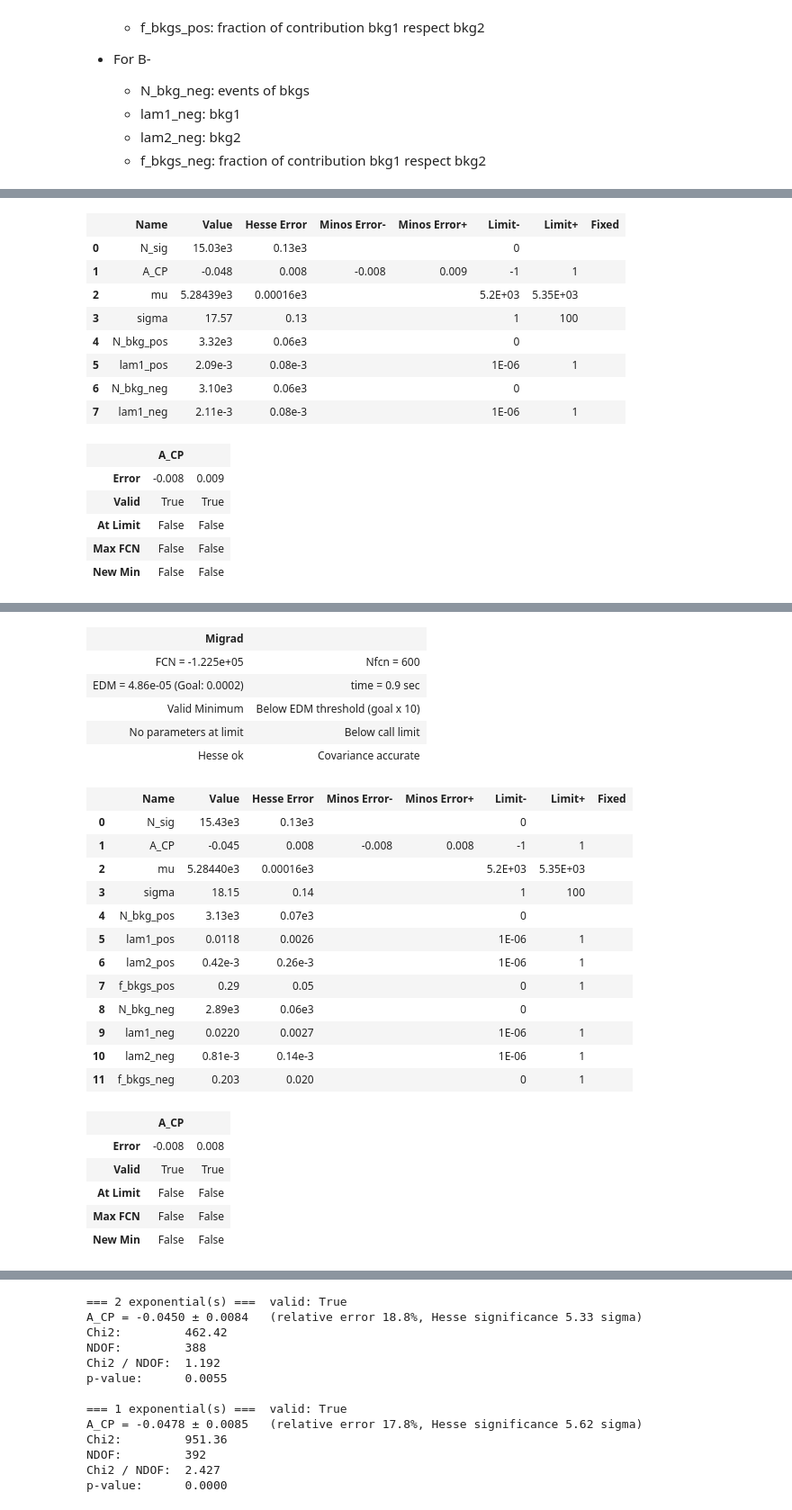
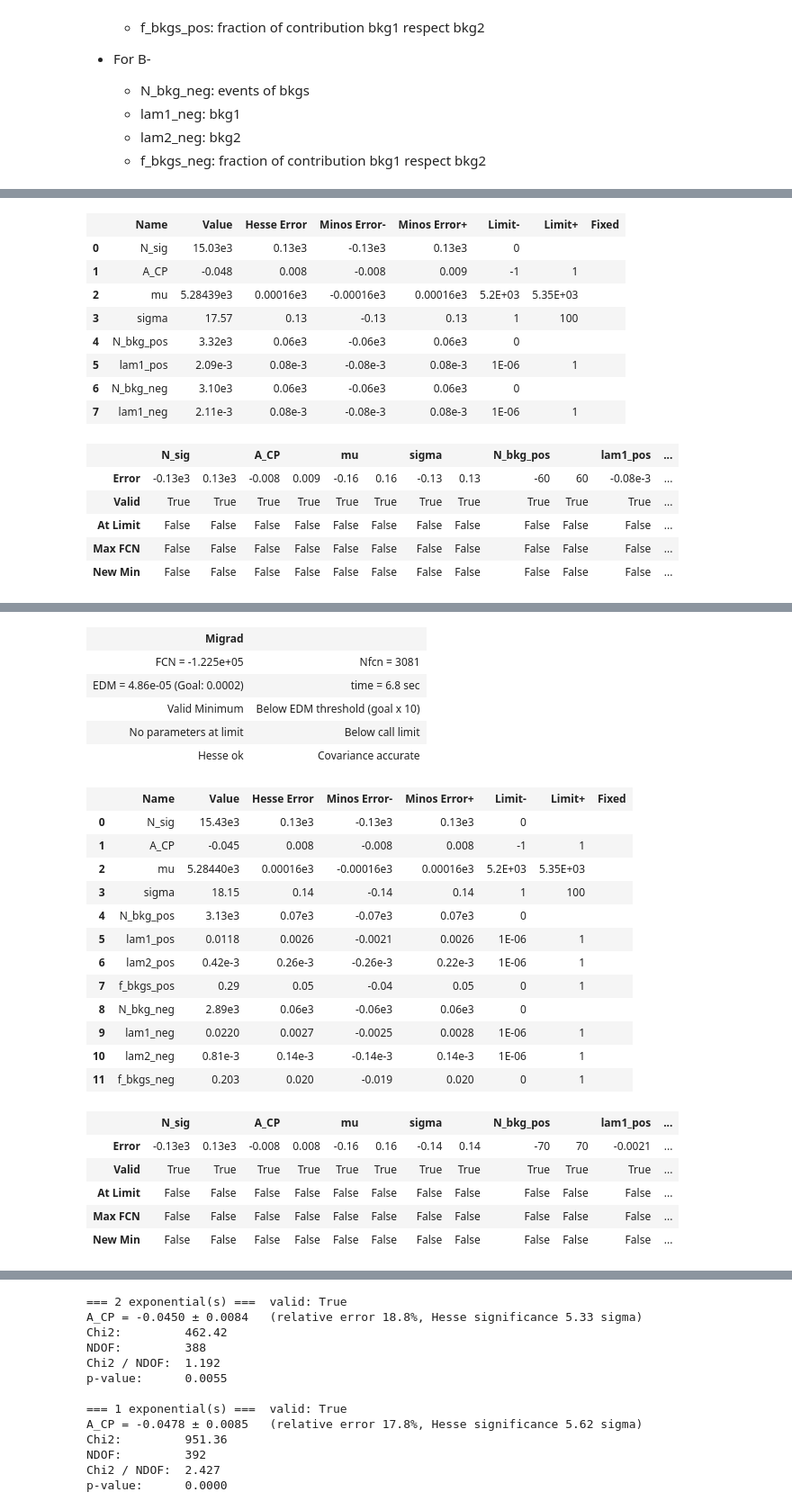
Before and after one commit to gmoretti03/LHCb-opendata-acp, a Jupyter notebook: Code_general/Frequentist/Frequentist_Analysis_Bis.ipynb, the cells around one changed output, grey strips where cells are left out. Shown at 90% size. Saved outputs shown, nothing was run; the diff lists cells and outputs as text; code cells hidden in the pictures.

```diff
--- a/Code_general/Frequentist/Frequentist_Analysis_Bis.ipynb
+++ b/Code_general/Frequentist/Frequentist_Analysis_Bis.ipynb
@@ -126,6 +129,6 @@ print(data.columns.tolist())
 # %%
-presel = lf.kaon_preselection(data, cfg)     # boolean mask: 3 kaons, no pions, no muons
-print(f"preselection efficiency: {presel.mean():.1%}")
-figs = lf.plot_all_features(data[presel], product_features=lf.PRODUCT_FEATURES,
+presel_kaon = lf.kaon_preselection(data, cfg)     # boolean mask: 3 kaons, no pions, no muons
+print(f"preselection efficiency: {presel_kaon.mean():.2%}")
+figs = lf.plot_all_features(data[presel_kaon], product_features=lf.PRODUCT_FEATURES,
                             settings=lf.PLOT_SETTINGS["presel"], n_products=cfg.n_products)
 # %% [output]
@@ -139,7 +159,7 @@ lf.plot_pid_2d(data, data[presel], cfg);
 # %% [markdown]
 ### Compute Invariant Mass
 # %%
-data = data[presel].reset_index(drop=True)
+data = data[presel_kaon].reset_index(drop=True)
 lf.add_B_variables(data, cfg)        # B_Mass and B_Charge (= sum of the product charges)
 lf.check_charges(data, cfg)          # all charges must be +-1
 print(data["B_Charge"].value_counts())
@@ -158,7 +178,7 @@ lf.plot_mass_by_charge(data, cfg, bins=300, logy=True, title=r"$B^\pm$ invariant
 # %%
 # cut the data in the fit window and split in B+ / B-
 data_window = lf.select_window(data, cfg.fit_window)
-samples = lf.split_by_charge(data_window)       # {'pos': B+ masses, 'neg': B- masses}
+samples = lf.split_by_charge(data_window, col='B_Mass')       # {'pos': B+ masses, 'neg': B- masses}
 
 lf.plot_mass_by_charge(data_window, cfg, bins=100, bin_range=cfg.fit_window,
                        title=r"$B^\pm$ invariant mass - Real Data with Preselection")
@@ -334,7 +354,7 @@ Specific parameters:
     - f_bkgs_neg: fraction of contribution bkg1 respect bkg2
 # %%
 # 2 exponentials (default) and 1 exponential (simpler background model)
-joint = {n: lf.fit_joint(samples, cfg, n_exp=n, minos=["A_CP"]) for n in (2, 1)}
+joint = {n: lf.fit_joint(samples, cfg, n_exp=n, minos=True) for n in (2, 1)}
 display(joint[1])
 display(joint[2])
 # %% [output]
@@ -344,55 +364,55 @@ display(joint[2])
 | Valid Minimum | Below EDM threshold (goal x 10) |
 | No parameters at limit | Below call limit |
 | Hesse ok | Covariance accurate |
 |  | Name | Value | Hesse Error | Minos Error- | Minos Error+ | Limit- | Limit+ | Fixed |
-| 0 | N_sig | 15.03e3 | 0.13e3 |  |  | 0 |  |  |
+| 0 | N_sig | 15.03e3 | 0.13e3 | -0.13e3 | 0.13e3 | 0 |  |  |
 | 1 | A_CP | -0.048 | 0.008 | -0.008 | 0.009 | -1 | 1 |  |
-| 2 | mu | 5.28439e3 | 0.00016e3 |  |  | 5.2E+03 | 5.35E+03 |  |
-| 3 | sigma | 17.57 | 0.13 |  |  | 1 | 100 |  |
-| 4 | N_bkg_pos | 3.32e3 | 0.06e3 |  |  | 0 |  |  |
-| 5 | lam1_pos | 2.09e-3 | 0.08e-3 |  |  | 1E-06 | 1 |  |
-| 6 | N_bkg_neg | 3.10e3 | 0.06e3 |  |  | 0 |  |  |
-| 7 | lam1_neg | 2.11e-3 | 0.08e-3 |  |  | 1E-06 | 1 |  |
+| 2 | mu | 5.28439e3 | 0.00016e3 | -0.00016e3 | 0.00016e3 | 5.2E+03 | 5.35E+03 |  |
+| 3 | sigma | 17.57 | 0.13 | -0.13 | 0.13 | 1 | 100 |  |
+| 4 | N_bkg_pos | 3.32e3 | 0.06e3 | -0.06e3 | 0.06e3 | 0 |  |  |
+| 5 | lam1_pos | 2.09e-3 | 0.08e-3 | -0.08e-3 | 0.08e-3 | 1E-06 | 1 |  |
+| 6 | N_bkg_neg | 3.10e3 | 0.06e3 | -0.06e3 | 0.06e3 | 0 |  |  |
+| 7 | lam1_neg | 2.11e-3 | 0.08e-3 | -0.08e-3 | 0.08e-3 | 1E-06 | 1 |  |
-|  | A_CP |  |
-| Error | -0.008 | 0.009 |
-| Valid | True | True |
-| At Limit | False | False |
-| Max FCN | False | False |
-| New Min | False | False |
+|  | N_sig |  | A_CP |  | mu |  | sigma |  | N_bkg_pos |  | lam1_pos | ... |
+| Error | -0.13e3 | 0.13e3 | -0.008 | 0.009 | -0.16 | 0.16 | -0.13 | 0.13 | -60 | 60 | -0.08e-3 | ... |
+| Valid | True | True | True | True | True | True | True | True | True | True | True | ... |
+| At Limit | False | False | False | False | False | False | False | False | False | False | False | ... |
+| Max FCN | False | False | False | False | False | False | False | False | False | False | False | ... |
+| New Min | False | False | False | False | False | False | False | False | False | False | False | ... |
 |  | N_sig | A_CP | mu | sigma | N_bkg_pos | lam1_pos | N_bkg_neg | lam1_neg |
 | N_sig | 1.67e+04 | -0.89e-3 | -0.280 (-0.014) | 2.300 (0.136) | -1e3 (-0.104) | -611.507e-6 (-0.063) | -1e3 (-0.096) | -578.348e-6 (-0.057) |
 | A_CP | -0.89e-3 | 7.22e-05 | 0 (0.002) | -0.01e-3 (-0.006) | 44.12e-3 (0.081) | 31e-9 (0.049) | -43.25e-3 (-0.083) | -32e-9 (-0.049) |
 | mu | -0.280 (-0.014) | 0 (0.002) | 0.0251 | -0.001 (-0.030) | 0.165 (0.016) | 308e-9 (0.026) | 0.115 (0.012) | 264e-9 (0.021) |
 | sigma | 2.300 (0.136) | -0.01e-3 (-0.006) | -0.001 (-0.030) | 0.0173 | -1.253 (-0.149) | -904e-9 (-0.091) | -1.047 (-0.129) | -797e-9 (-0.078) |
 | N_bkg_pos | -1e3 (-0.104) | 44.12e-3 (0.081) | 0.165 (0.016) | -1.253 (-0.149) | 4.1e+03 | 555.308e-6 (0.115) | 0e3 (0.019) | 59.083e-6 (0.012) |
 | lam1_pos | -611.507e-6 (-0.063) | 31e-9 (0.049) | 308e-9 (0.026) | -904e-9 (-0.091) | 555.308e-6 (0.115) | 5.69e-09 | 55.699e-6 (0.012) | 0e-9 (0.008) |
 | N_bkg_neg | -1e3 (-0.096) | -43.25e-3 (-0.083) | 0.115 (0.012) | -1.047 (-0.129) | 0e3 (0.019) | 55.699e-6 (0.012) | 3.79e+03 | 519.174e-6 (0.108) |
 | lam1_neg | -578.348e-6 (-0.057) | -32e-9 (-0.049) | 264e-9 (0.021) | -797e-9 (-0.078) | 59.083e-6 (0.012) | 0e-9 (0.008) | 519.174e-6 (0.108) | 6.08e-09 |
 | Migrad |  |
-| FCN = -1.225e+05 | Nfcn = 600 |
-| EDM = 4.86e-05 (Goal: 0.0002) | time = 0.9 sec |
+| FCN = -1.225e+05 | Nfcn = 3081 |
+| EDM = 4.86e-05 (Goal: 0.0002) | time = 6.8 sec |
 | Valid Minimum | Below EDM threshold (goal x 10) |
 | No parameters at limit | Below call limit |
 | Hesse ok | Covariance accurate |
 |  | Name | Value | Hesse Error | Minos Error- | Minos Error+ | Limit- | Limit+ | Fixed |
-| 0 | N_sig | 15.43e3 | 0.13e3 |  |  | 0 |  |  |
+| 0 | N_sig | 15.43e3 | 0.13e3 | -0.13e3 | 0.13e3 | 0 |  |  |
 | 1 | A_CP | -0.045 | 0.008 | -0.008 | 0.008 | -1 | 1 |  |
-| 2 | mu | 5.28440e3 | 0.00016e3 |  |  | 5.2E+03 | 5.35E+03 |  |
-| 3 | sigma | 18.15 | 0.14 |  |  | 1 | 100 |  |
-| 4 | N_bkg_pos | 3.13e3 | 0.07e3 |  |  | 0 |  |  |
-| 5 | lam1_pos | 0.0118 | 0.0026 |  |  | 1E-06 | 1 |  |
-| 6 | lam2_pos | 0.42e-3 | 0.26e-3 |  |  | 1E-06 | 1 |  |
-| 7 | f_bkgs_pos | 0.29 | 0.05 |  |  | 0 | 1 |  |
-| 8 | N_bkg_neg | 2.89e3 | 0.06e3 |  |  | 0 |  |  |
-| 9 | lam1_neg | 0.0220 | 0.0027 |  |  | 1E-06 | 1 |  |
-| 10 | lam2_neg | 0.81e-3 | 0.14e-3 |  |  | 1E-06 | 1 |  |
-| 11 | f_bkgs_neg | 0.203 | 0.020 |  |  | 0 | 1 |  |
+| 2 | mu | 5.28440e3 | 0.00016e3 | -0.00016e3 | 0.00016e3 | 5.2E+03 | 5.35E+03 |  |
+| 3 | sigma | 18.15 | 0.14 | -0.14 | 0.14 | 1 | 100 |  |
+| 4 | N_bkg_pos | 3.13e3 | 0.07e3 | -0.07e3 | 0.07e3 | 0 |  |  |
+| 5 | lam1_pos | 0.0118 | 0.0026 | -0.0021 | 0.0026 | 1E-06 | 1 |  |
+| 6 | lam2_pos | 0.42e-3 | 0.26e-3 | -0.26e-3 | 0.22e-3 | 1E-06 | 1 |  |
+| 7 | f_bkgs_pos | 0.29 | 0.05 | -0.04 | 0.05 | 0 | 1 |  |
+| 8 | N_bkg_neg | 2.89e3 | 0.06e3 | -0.06e3 | 0.06e3 | 0 |  |  |
+| 9 | lam1_neg | 0.0220 | 0.0027 | -0.0025 | 0.0028 | 1E-06 | 1 |  |
+| 10 | lam2_neg | 0.81e-3 | 0.14e-3 | -0.14e-3 | 0.14e-3 | 1E-06 | 1 |  |
+| 11 | f_bkgs_neg | 0.203 | 0.020 | -0.019 | 0.020 | 0 | 1 |  |
-|  | A_CP |  |
-| Error | -0.008 | 0.008 |
-| Valid | True | True |
-| At Limit | False | False |
-| Max FCN | False | False |
-| New Min | False | False |
+|  | N_sig |  | A_CP |  | mu |  | sigma |  | N_bkg_pos |  | lam1_pos | ... |
+| Error | -0.13e3 | 0.13e3 | -0.008 | 0.008 | -0.16 | 0.16 | -0.14 | 0.14 | -70 | 70 | -0.0021 | ... |
+| Valid | True | True | True | True | True | True | True | True | True | True | True | ... |
+| At Limit | False | False | False | False | False | False | False | False | False | False | False | ... |
+| Max FCN | False | False | False | False | False | False | False | False | False | False | False | ... |
+| New Min | False | False | False | False | False | False | False | False | False | False | False | ... |
 |  | N_sig | A_CP | mu | sigma | N_bkg_pos | lam1_pos | lam2_pos | f_bkgs_pos | N_bkg_neg | lam1_neg | ... |
 | N_sig | 1.77e+04 | -36.18e-3 (-0.032) | -0.701 (-0.033) | 3.669 (0.195) | -1e3 (-0.164) | 70.416e-3 (0.206) | 4.23908e-3 (0.122) | -1.2336 (-0.174) | -0.8e3 (-0.100) | 3.112e-3 (0.009) | ... |
 | A_CP | -36.18e-3 (-0.032) | 7.13e-05 | 0.02e-3 (0.017) | -0.06e-3 (-0.050) | 69.72e-3 (0.124) | -3e-6 (-0.157) | -0.21e-6 (-0.093) | 0.06e-3 (0.133) | -33.54e-3 (-0.067) | -0e-6 | ... |
```
Also changed, not shown: parts of 50 cells of this notebook, 2 other files.
